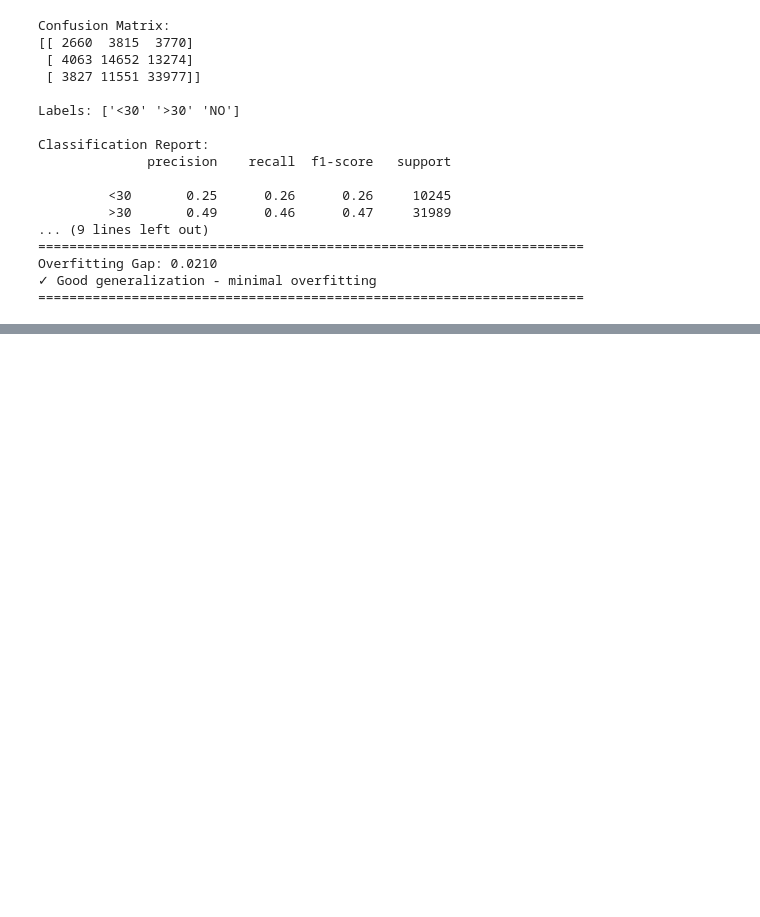
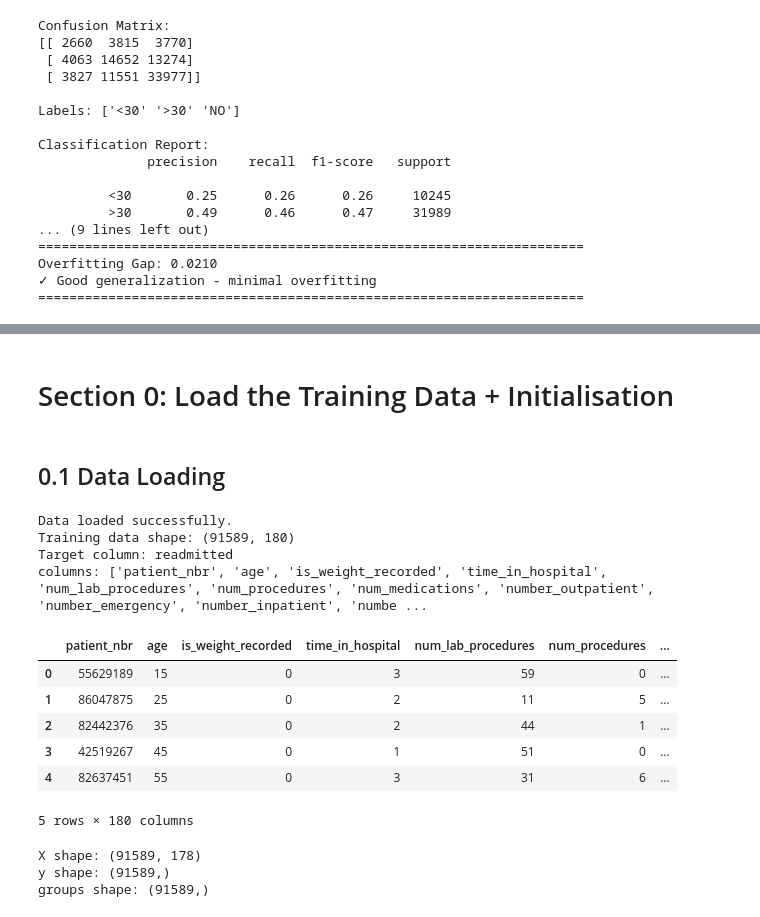
Before and after one commit to levon-d/BENG0095_Coursework, a Jupyter notebook: notebooks/main.ipynb, the cells around one changed output, grey strips where cells are left out. Drawn from its saved outputs; the diff is of its cells as text; code cells hidden in the pictures; blank space fills up the shorter version.

```diff
--- a/notebooks/main.ipynb
+++ b/notebooks/main.ipynb
@@ -2714,0 +2739,50 @@ train_df = pd.read_csv("final_clean_train_df.csv")
+# %% [markdown]
+# Section 0: Load the Training Data + Initialisation
+# %% [markdown]
+## 0.1 Data Loading
+# %%
+# Load the training data.
+Data_path="final_clean_train_df.csv"
+target_column="readmitted"
+train_df = pd.read_csv(Data_path)
+print("Data loaded successfully.")
+print("Training data shape:", train_df.shape)
+print("Target column:", target_column)
+print("columns:", list(train_df.columns))
+train_df.head()
+# %% [output]
+Data loaded successfully.
+Training data shape: (91589, 180)
+Target column: readmitted
+columns: ['patient_nbr', 'age', 'is_weight_recorded', 'time_in_hospital', 'num_lab_procedures', 'num_procedures', 'num_medications', 'number_outpatient', 'number_emergency', 'number_inpatient', 'numbe ...
+|  | patient_nbr | age | is_weight_recorded | time_in_hospital | num_lab_procedures | num_procedures | ... |
+| 0 | 55629189 | 15 | 0 | 3 | 59 | 0 | ... |
+| 1 | 86047875 | 25 | 0 | 2 | 11 | 5 | ... |
+| 2 | 82442376 | 35 | 0 | 2 | 44 | 1 | ... |
+| 3 | 42519267 | 45 | 0 | 1 | 51 | 0 | ... |
+| 4 | 82637451 | 55 | 0 | 3 | 31 | 6 | ... |
+5 rows × 180 columns
+# %%
+# drop the patient_nbr column  and keep it only for grouping, not as a feature
+# separate features (X), target (y), and groups (patient-level)
+target_column = "readmitted"
+
+# Keep patient_nbr ONLY for grouping (NOT as a feature)
+assert "patient_nbr" in train_df.columns, "patient_nbr missing from train_df"
+groups = train_df["patient_nbr"].to_numpy()
+
+# Drop target + patient_nbr from features
+X_df = train_df.drop(columns=[target_column, "patient_nbr"])
+y = train_df[target_column]
+
+# Convert to numpy
+X = X_df.to_numpy(dtype=np.float32)
+y = y.to_numpy()
+
+print("X shape:", X.shape)
+print("y shape:", y.shape)
+print("groups shape:", groups.shape)
+# %% [output]
+X shape: (91589, 178)
+y shape: (91589,)
+groups shape: (91589,)
```
Also changed, not shown: parts of 64 cells of this notebook, 1 other file.
